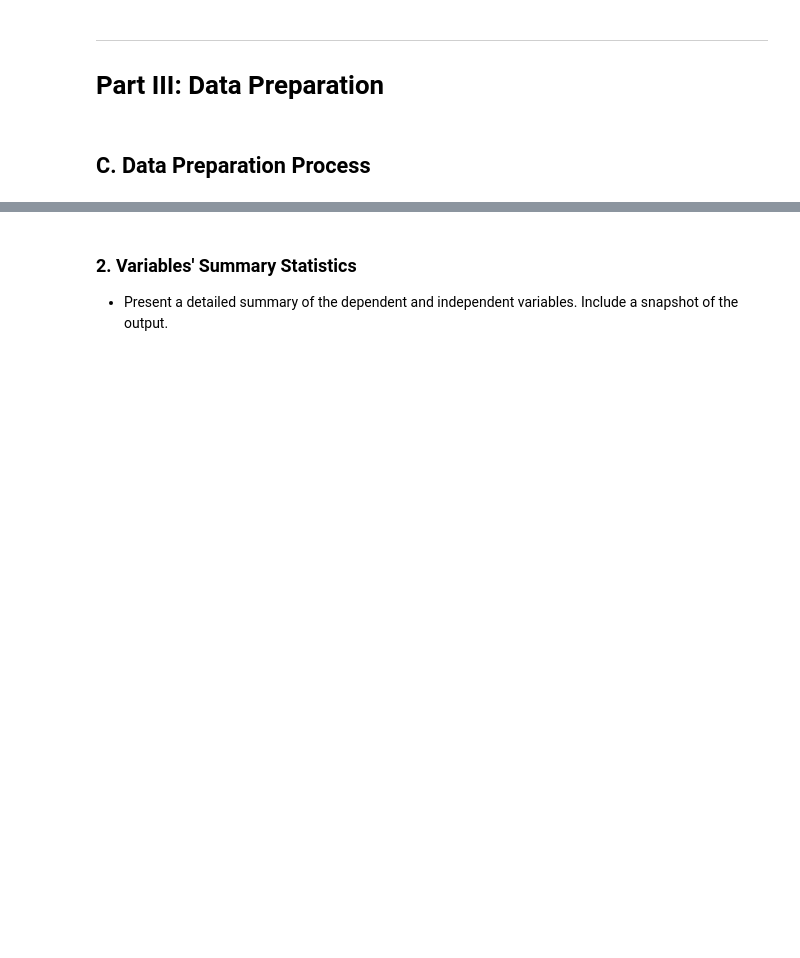
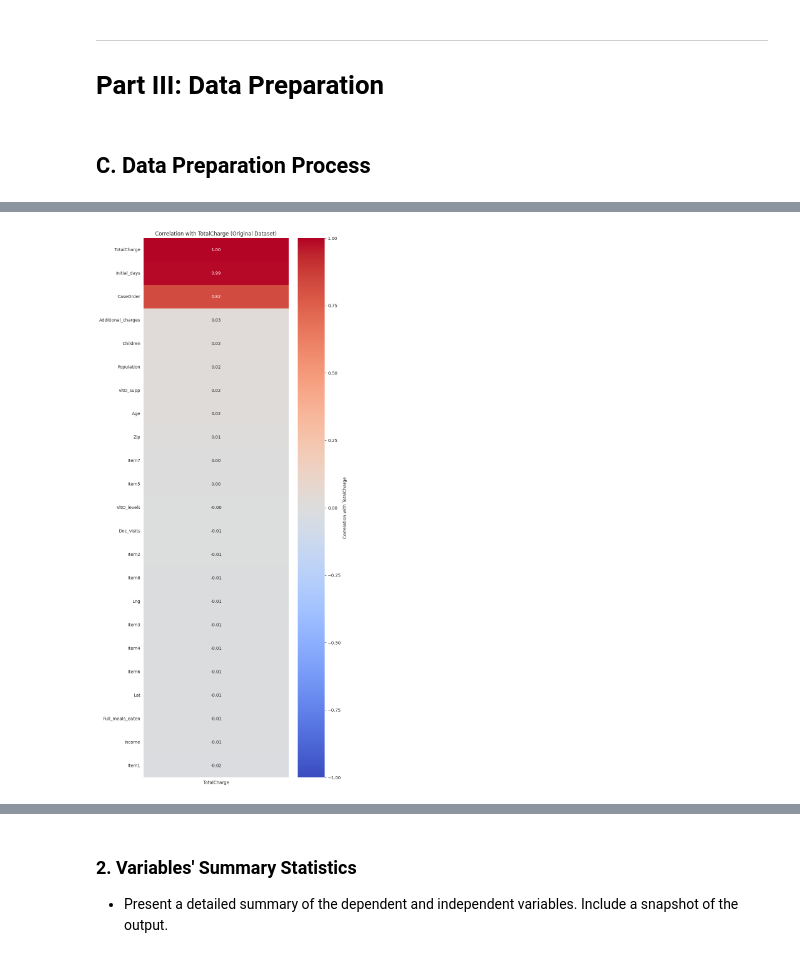
Before and after one commit to nestrada79/MSDA, a Jupyter notebook: D208/D208_Part_1.ipynb, the cells around one changed output, grey strips where cells are left out. Cells and saved outputs as stored; diff of their text form; code cells hidden in the pictures; blank space fills up the shorter version.

```diff
--- a/D208/D208_Part_1.ipynb
+++ b/D208/D208_Part_1.ipynb
@@ -36,0 +60,4 @@
+# %%
+#Load dataset into pandas dataframe
+#Reloading dataframe at this point to make the cleaning process easier to roll back without having to rerun any previous analysis
+medical_data = pd.read_csv('/content/medical_clean.csv')
@@ -36,0 +132,19 @@
+# %%
+# Compute the correlation matrix for the original dataset
+correlation_matrix_original = medical_data.corr()
+
+# Extract correlations of all features with 'TotalCharge' from the original dataset
+total_charge_correlations_original = correlation_matrix_original['TotalCharge'].sort_values(ascending=False)
+
+# Set up the matplotlib figure
+plt.figure(figsize=(8, 18))
+
+# Generate a focused heatmap for the original dataset
+sns.heatmap(total_charge_correlations_original.to_frame(), cmap='coolwarm', vmin=-1, vmax=1, annot=True, fmt=".2f", cbar_kws={'label': 'Correlation with TotalCharge'})
+
+# Adjust layout for better visualization
+plt.title("Correlation with TotalCharge (Original Dataset)")
+plt.tight_layout()
+plt.show()
+# %% [output]
+[figure, added]
```
Also changed, not shown: parts of 30 cells of this notebook.
